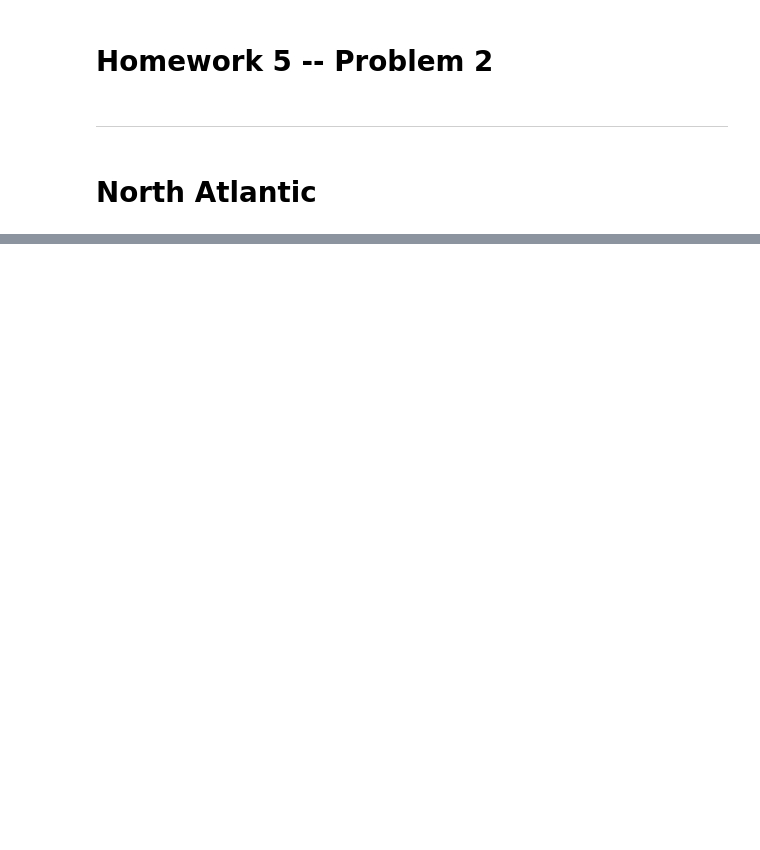
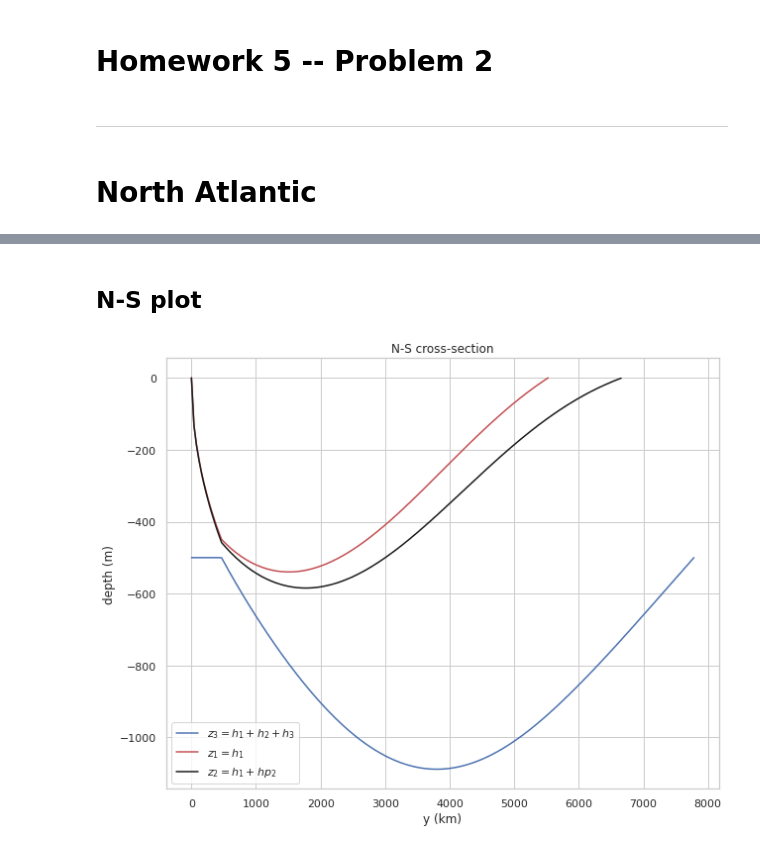
Before and after one commit to profxj/ocea200, a Jupyter notebook: OCEA-201/hw/5/Homework5_2.ipynb, the cells around one changed output, grey strips where cells are left out. Cells and saved outputs as stored; diff of their text form; code cells hidden in the pictures; blank space fills up the shorter version.

```diff
--- a/OCEA-201/hw/5/Homework5_2.ipynb
+++ b/OCEA-201/hw/5/Homework5_2.ipynb
@@ -63,17 +63,20 @@ def contour_plot(field, title=None, cmap='jet', nlevels=8, clabel=True, ax=None,
 
     #ax.set_aspect('equal', 'datalim')
 # %%
-def NS_plot(yarr, ixt, h, hp1, ax=None):
+def NS_plot(yarr, ixt, h, hp1, hp2, ax=None):
     if ax is None:
         fig = plt.figure(figsize=(10,8))
         ax = plt.gca()
     #
-    ax.plot(yarr[ixt,:], -h[ixt, :], 'b', label=r'$z_3 = h_1 + h_2$')
-    ax.plot(yarr[ixt,:], -hp1[ixt, :], 'r', label=r'$z_2 = h_1$')
+    ax.plot(yarr[ixt,:], -h[ixt, :], 'b', label=r'$z_3 = h_1 + h_2 + h_3$')
+    ax.plot(yarr[ixt,:], -hp1[ixt, :], 'r', label=r'$z_1 = h_1$')
+    ax.plot(yarr[ixt,:], -hp2[ixt, :], 'k', label=r'$z_2 = h_1 + hp_2$')
+
     #
     ax.set_xlabel('y (km)')
     ax.set_ylabel('depth (m)')
-    ax.set_title('(c) N-S cross-section')
+    ax.set_title('N-S cross-section')
+    ax.legend()
 # %% [markdown]
 ----
 # %% [markdown]
@@ -115,0 +115,6 @@ contour_plot(psi1, x=xarr, y=yarr, shadx=shadx, shady=shady,
+# %% [markdown]
+## N-S plot
+# %%
+NS_plot(yarr, ixt, h, hp1, hp2, ax=None)
+# %% [output]
+[figure, added]
```
Also changed, not shown: parts of 15 cells of this notebook, 2 other files.
